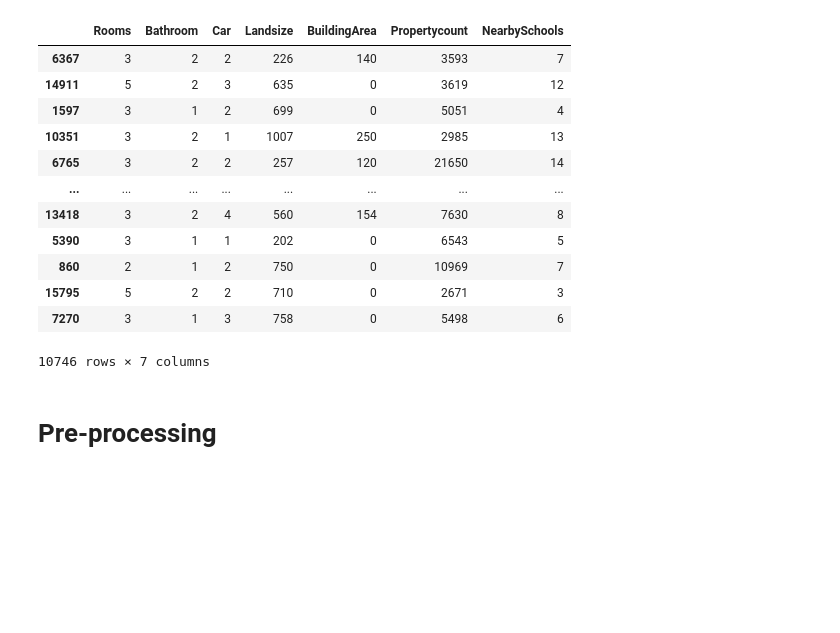
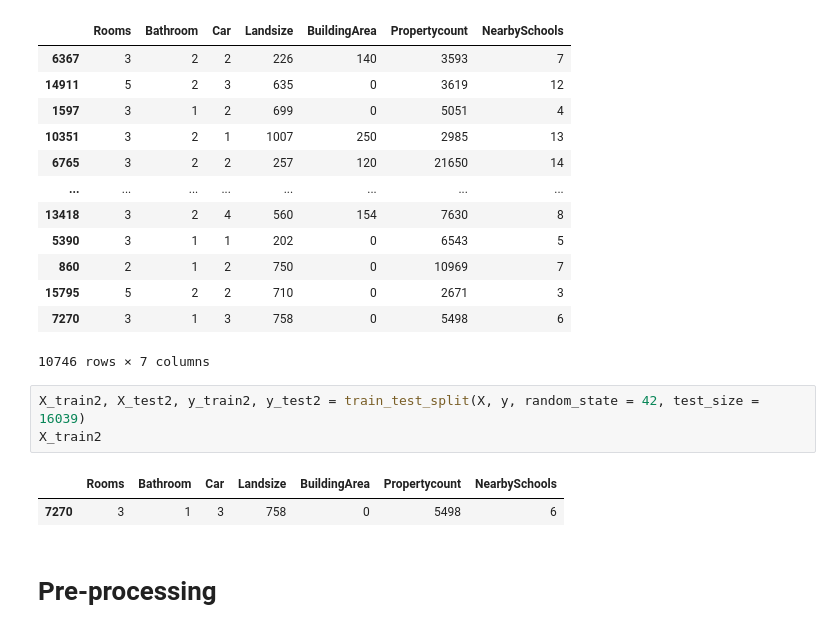
Before and after one commit to Franco1230/Data-Bootcamp-Final-Project, a Jupyter notebook: jupyter_notebook/random_forest.ipynb, the cells around one changed output. Drawn from its saved outputs; the diff is of its cells as text; blank space fills up the shorter version.

```diff
--- a/jupyter_notebook/random_forest.ipynb
+++ b/jupyter_notebook/random_forest.ipynb
@@ -108,6 +108,12 @@ X_train
 | 15795 | 5 | 2 | 2 | 710 | 0 | 2671 | 3 |
 | 7270 | 3 | 1 | 3 | 758 | 0 | 5498 | 6 |
 10746 rows × 7 columns
+# %%
+X_train2, X_test2, y_train2, y_test2 = train_test_split(X, y, random_state = 42, test_size = 16039)
+X_train2
+# %% [output]
+|  | Rooms | Bathroom | Car | Landsize | BuildingArea | Propertycount | NearbySchools |
+| 7270 | 3 | 1 | 3 | 758 | 0 | 5498 | 6 |
 # %% [markdown]
 # Pre-processing
 # %%
```
Also changed, not shown: parts of 3 cells of this notebook, 3 other files.
